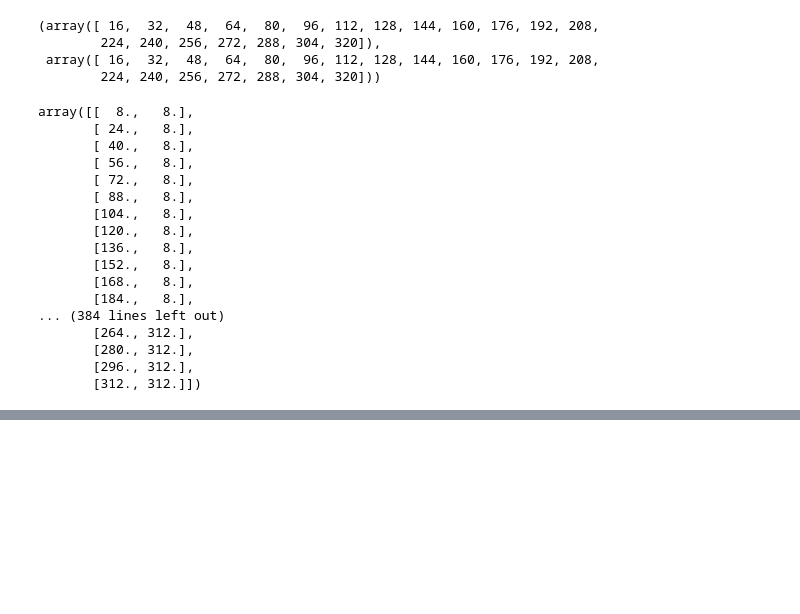
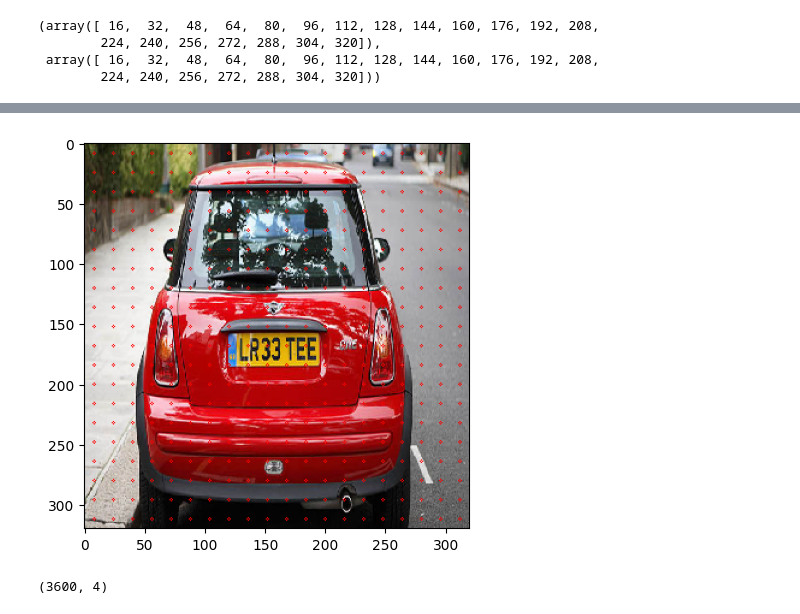
Before and after one commit to mralamdari/Computer-Vision-Papers, a Jupyter notebook: Faster_RCNN.ipynb, the cells around one changed output, grey strips where cells are left out. Cells and saved outputs as stored; diff of their text form; code cells hidden in the pictures; blank space fills up the shorter version.

```diff
--- a/Faster_RCNN.ipynb
+++ b/Faster_RCNN.ipynb
@@ -695,29 +695,19 @@ ctr_y, ctr_x
 # %%
 #coordinates of the 20*20 == 400 center points to generate anchor boxes
 id=0
-center_points = np.zeros((20*20, 2))
+fe_size=20
+center_points = np.zeros((fe_size*fe_size, 2), dtype=np.int64)
 for x in range(len(ctr_x)):
   for y in range(len(ctr_y)):
     center_points[id, 0] = ctr_y[y] - 8
     center_points[id, 1] = ctr_x[x] - 8
     id += 1
-# %%
-center_points
-# %% [output]
-array([[  8.,   8.],
-       [ 24.,   8.],
-       [ 40.,   8.],
-       [ 56.,   8.],
-       [ 72.,   8.],
-       [ 88.,   8.],
-       [104.,   8.],
-       [120.,   8.],
-       [136.,   8.],
-       [152.,   8.],
-       [168.,   8.],
-       [184.,   8.],
-... (384 lines left out)
-       [264., 312.],
-       [280., 312.],
-       [296., 312.],
-       [312., 312.]])
+# %%
+#display the 400 center points
+img_clone = train_x[0].copy()
+fig = plt.figure(figsize=(5, 5))
+for point in center_points:
+  cv2.circle(img_clone, (point[1], point[0]), radius=1, color=(255, 0, 0), thickness=1)
+plt.imshow(img_clone)
+plt.show()
+# %% [output]
@@ -723,0 +715,22 @@ array([[  8.,   8.],
+[figure, added]
+# %%
+#For each 400 anchors, generate 9 anchor boxes
+ratios = [0.5, 1, 2]
+scales = [8, 16, 32]
+sub_sample = 16
+index = 0
+anchor_boxes = np.zeros(((fe_size*fe_size*9), 4))
+for point in center_points:
+  ctr_x, ctr_y = point
+  for r in ratios:
+    for s in scales:
+      h = sub_sample * s * np.sqrt(r)
+      w = sub_sample * s * np.sqrt(1/r)
+      anchor_boxes[index, 0] = ctr_y - h/2
+      anchor_boxes[index, 1] = ctr_x - w/2
+      anchor_boxes[index, 2] = ctr_y + h/2
+      anchor_boxes[index, 3] = ctr_x + w/2
+      index += 1
+print(anchor_boxes.shape)
+# %% [output]
+(3600, 4)
```
Also changed, not shown: parts of 1 cell of this notebook.
